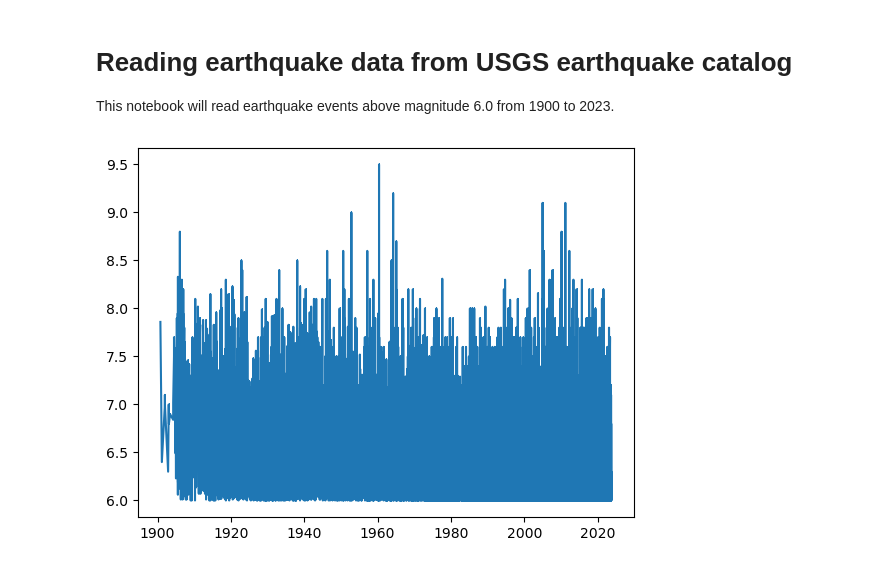
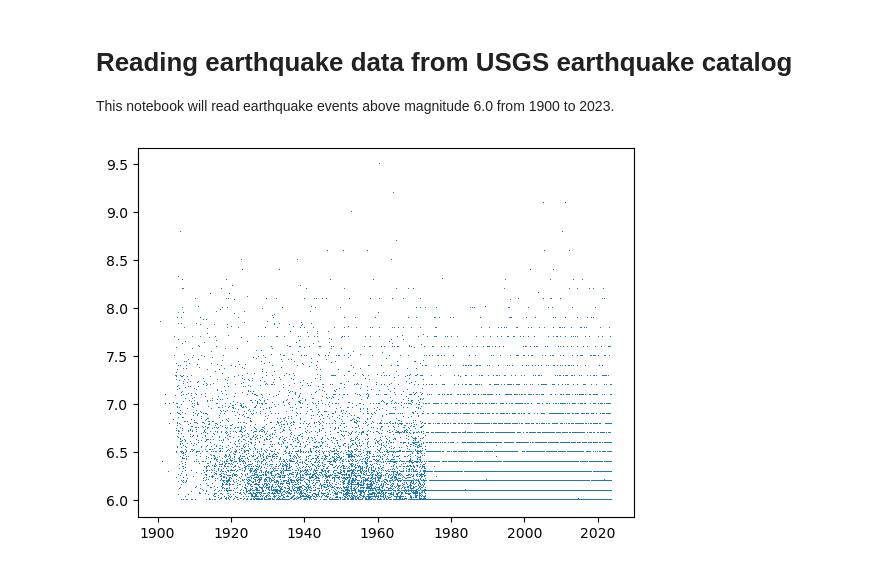
Before and after one commit to arif-geo/e_sci_data_analysis_test, a Jupyter notebook: eart_sci_data_analysis/lesson_4/05_warmup.ipynb, the cells around one changed output. Drawn from its saved outputs; the diff is of its cells as text; code cells hidden in the pictures.

```diff
--- a/eart_sci_data_analysis/lesson_4/05_warmup.ipynb
+++ b/eart_sci_data_analysis/lesson_4/05_warmup.ipynb
@@ -52,8 +38,8 @@ data = pd.read_csv(filepath, \
 # %%
 fig, ax = plt.subplots()
 
 ax.plot(data['time'], data['mag'], \
-        linestyle=None, marker=',')
+        linestyle=None, linewidth=0, marker=',')
 plt.show()
 # %% [output]
-[figure, old version]
+[figure, new version]
```
Also changed, not shown: parts of 5 cells of this notebook.
